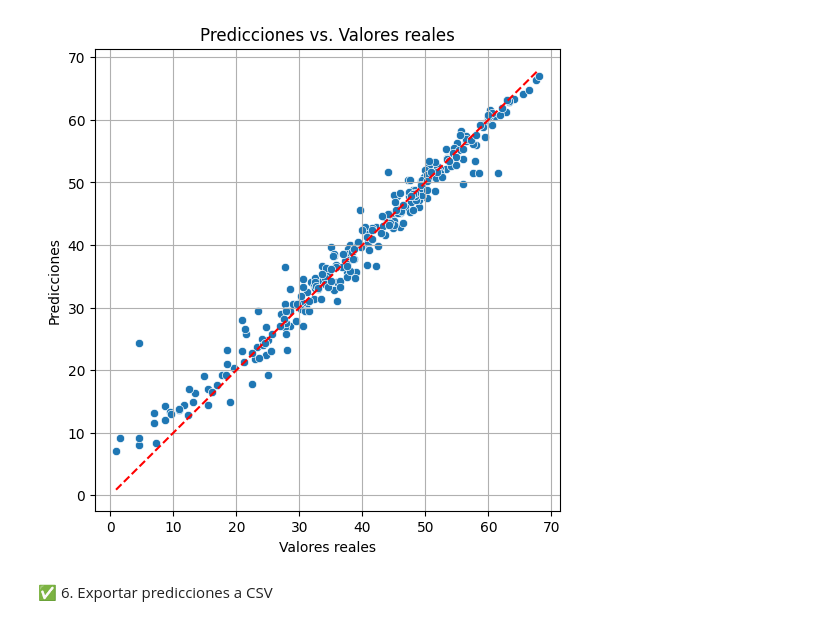
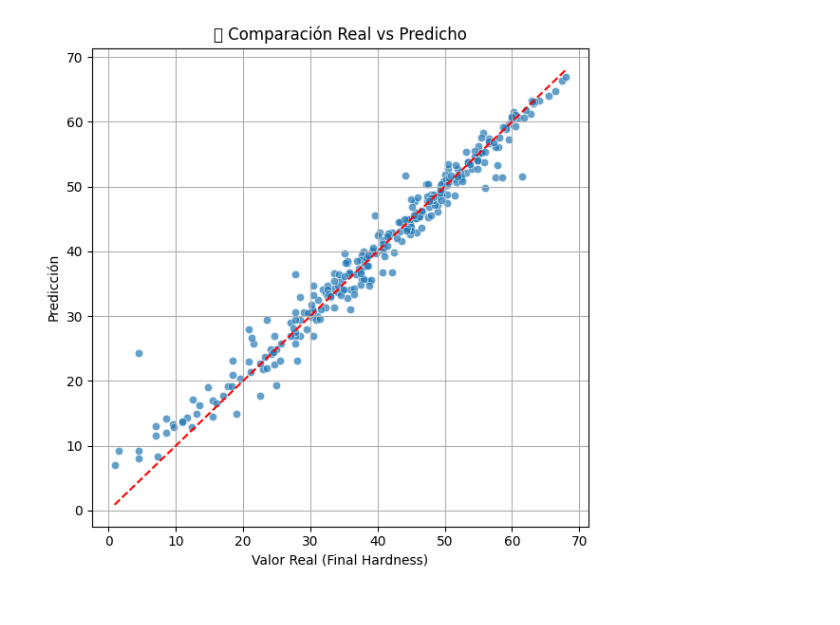
Before and after one commit to alexormx/tempering-steel-ml-regression, a Jupyter notebook: notebooks/04_evaluation_export.ipynb, the cells around one changed output. Cells and saved outputs as stored; diff of their text form; code cells hidden in the pictures.

```diff
--- a/notebooks/04_evaluation_export.ipynb
+++ b/notebooks/04_evaluation_export.ipynb
@@ -111,0 +3,27 @@ MAE: 1.7341
+# %%
+import pandas as pd
+import numpy as np
+import joblib
+import matplotlib.pyplot as plt
+import seaborn as sns
+
+from sklearn.metrics import mean_squared_error, mean_absolute_error, r2_score
+
+# 📂 Cargar los datos de validación
+X_test = pd.read_csv("../processed_data/X_test.csv")
+y_test = pd.read_csv("../processed_data/y_test.csv").values.ravel()
+
+# 📦 Cargar el modelo optimizado (RandomForest)
+model = joblib.load("models/RandomForest_Optimized.pkl")
+
+# 🔮 Realizar predicciones
+y_pred = model.predict(X_test )
+
+# 📏 Calcular métricas
+mse = mean_squared_error(y_test, y_pred)
+mae = mean_absolute_error(y_test, y_pred)
+r2 = r2_score(y_test, y_pred)
+
+print(f"MSE: {mse:.4f}")
+print(f"MAE: {mae:.4f}")
+print(f"R² Score: {r2:.4f}")
@@ -112,16 +44,13 @@ MAE: 1.7341
 # %%
-import matplotlib.pyplot as plt
-import seaborn as sns
-
-plt.figure(figsize=(6,6))
-sns.scatterplot(x=y_test.values.ravel(), y=y_pred)
-plt.xlabel("Valores reales")
-plt.ylabel("Predicciones")
-plt.title("Predicciones vs. Valores reales")
-plt.plot([y_test.values.min(), y_test.values.max()], [y_test.values.min(), y_test.values.max()], '--r')  # línea diagonal
+# 📉 Gráfico Real vs Predicho
+plt.figure(figsize=(6, 6))
+sns.scatterplot(x=y_test, y=y_pred, alpha=0.7)
+plt.plot([y_test.min(), y_test.max()], [y_test.min(), y_test.max()], '--r')
+plt.xlabel("Valor Real (Final Hardness)")
+plt.ylabel("Predicción")
+plt.title("🔍 Comparación Real vs Predicho")
 plt.grid(True)
+plt.tight_layout()
 plt.show()
 # %% [output]
-[figure, old version]
+[figure, new version]
-# %% [markdown]
-✅ 6. Exportar predicciones a CSV
```
Also changed, not shown: parts of 28 cells of this notebook, 3 other files.
